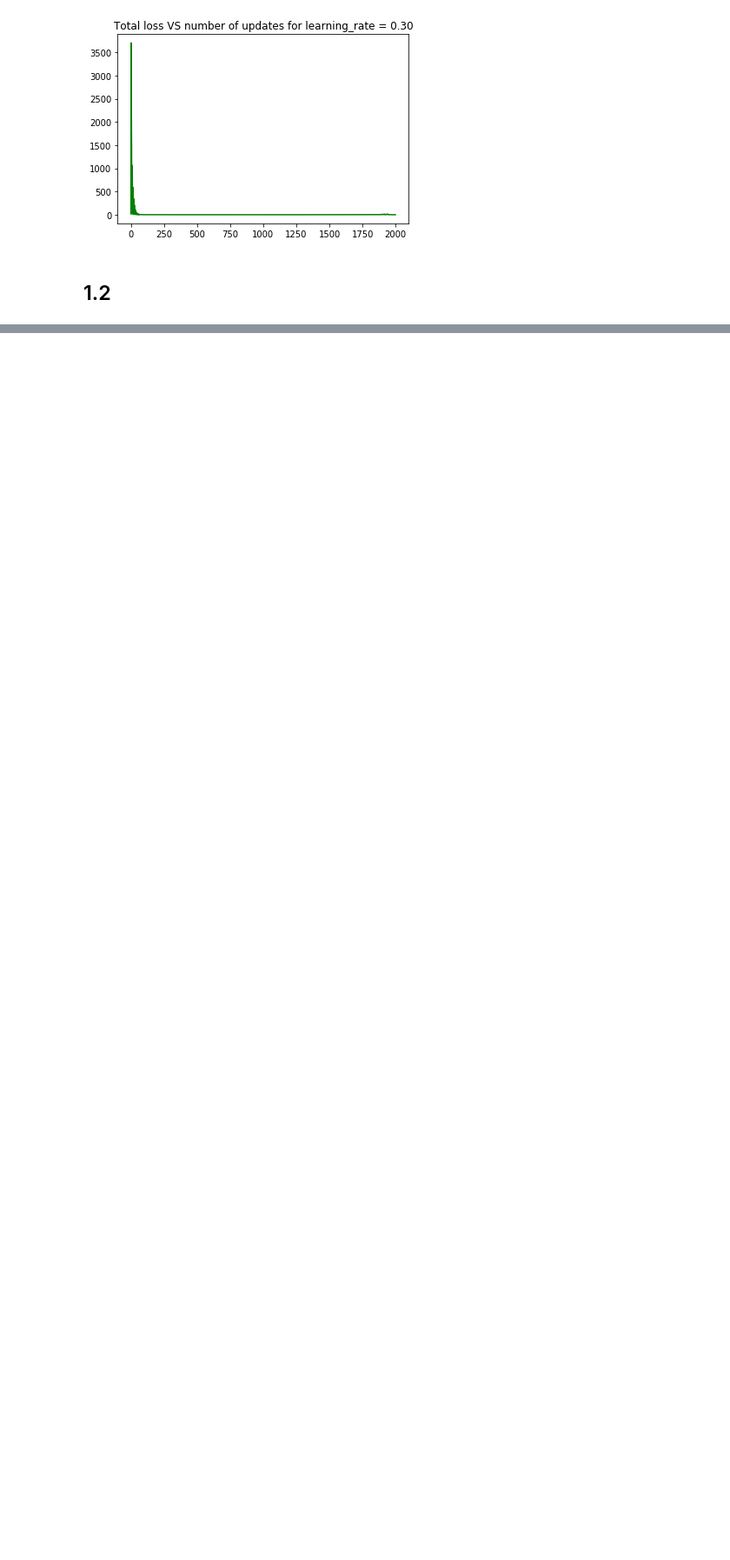
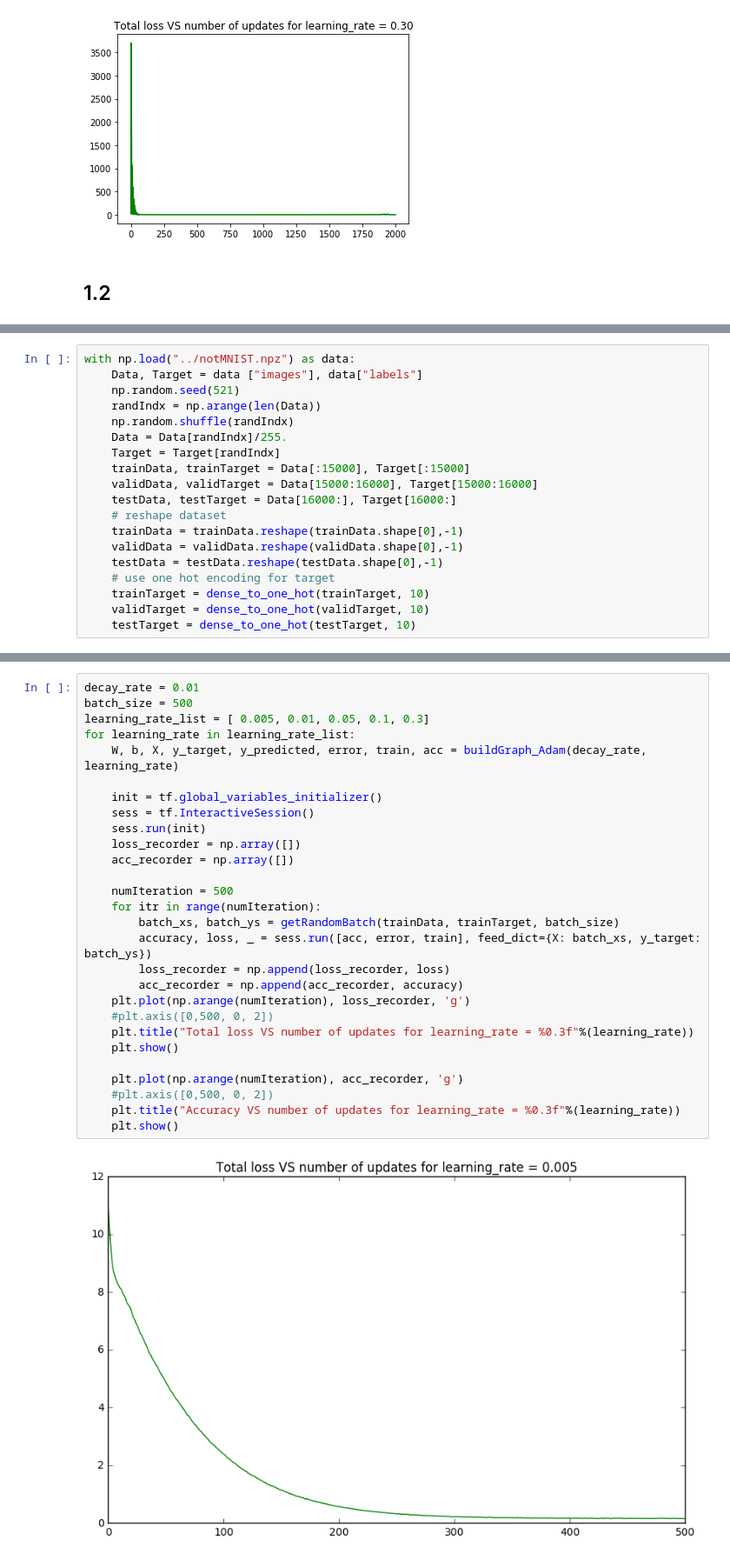
Before and after one commit to lidaiqing/Inference-MachineLearning, a Jupyter notebook: A2/code/a2.ipynb, the cells around one changed output, grey strips where cells are left out. Shown at 87% size. Drawn from its saved outputs; the diff is of its cells as text; blank space fills up the shorter version.

```diff
--- a/A2/code/a2.ipynb
+++ b/A2/code/a2.ipynb
@@ -270,0 +280,19 @@ for learning_rate in learning_rate_list:
+# %%
+with np.load("../notMNIST.npz") as data:
+    Data, Target = data ["images"], data["labels"]
+    np.random.seed(521)
+    randIndx = np.arange(len(Data))
+    np.random.shuffle(randIndx)
+    Data = Data[randIndx]/255.
+    Target = Target[randIndx]
+    trainData, trainTarget = Data[:15000], Target[:15000]
+    validData, validTarget = Data[15000:16000], Target[15000:16000]
+    testData, testTarget = Data[16000:], Target[16000:]
+    # reshape dataset
+    trainData = trainData.reshape(trainData.shape[0],-1)
+    validData = validData.reshape(validData.shape[0],-1)
+    testData = testData.reshape(testData.shape[0],-1)
+    # use one hot encoding for target
+    trainTarget = dense_to_one_hot(trainTarget, 10)
+    validTarget = dense_to_one_hot(validTarget, 10)
+    testTarget = dense_to_one_hot(testTarget, 10)
@@ -270,0 +320,30 @@ for learning_rate in learning_rate_list:
+# %%
+decay_rate = 0.01
+batch_size = 500
+learning_rate_list = [ 0.005, 0.01, 0.05, 0.1, 0.3]
+for learning_rate in learning_rate_list:
+    W, b, X, y_target, y_predicted, error, train, acc = buildGraph_Adam(decay_rate, learning_rate)
+
+    init = tf.global_variables_initializer()
+    sess = tf.InteractiveSession()
+    sess.run(init)
+    loss_recorder = np.array([])
+    acc_recorder = np.array([])
+
+    numIteration = 500
+    for itr in range(numIteration):
+        batch_xs, batch_ys = getRandomBatch(trainData, trainTarget, batch_size)
+        accuracy, loss, _ = sess.run([acc, error, train], feed_dict={X: batch_xs, y_target: batch_ys})
+        loss_recorder = np.append(loss_recorder, loss)
+        acc_recorder = np.append(acc_recorder, accuracy)
+    plt.plot(np.arange(numIteration), loss_recorder, 'g')
+    #plt.axis([0,500, 0, 2])
+    plt.title("Total loss VS number of updates for learning_rate = %0.3f"%(learning_rate))
+    plt.show()
+
+    plt.plot(np.arange(numIteration), acc_recorder, 'g')
+    #plt.axis([0,500, 0, 2])
+    plt.title("Accuracy VS number of updates for learning_rate = %0.3f"%(learning_rate))
+    plt.show()
+# %% [output]
+[figure, added]
```
Also changed, not shown: parts of 5 cells of this notebook.
